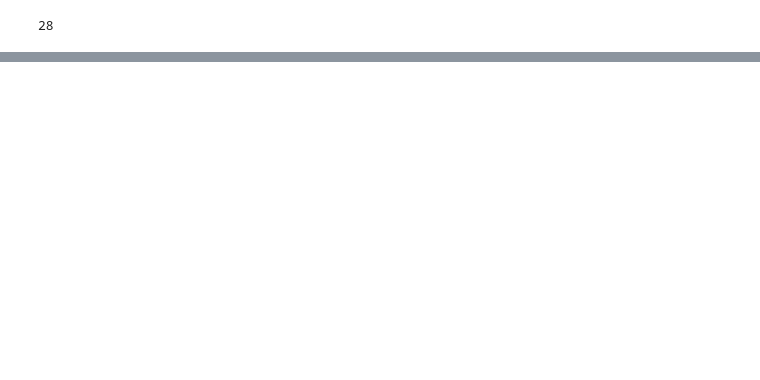
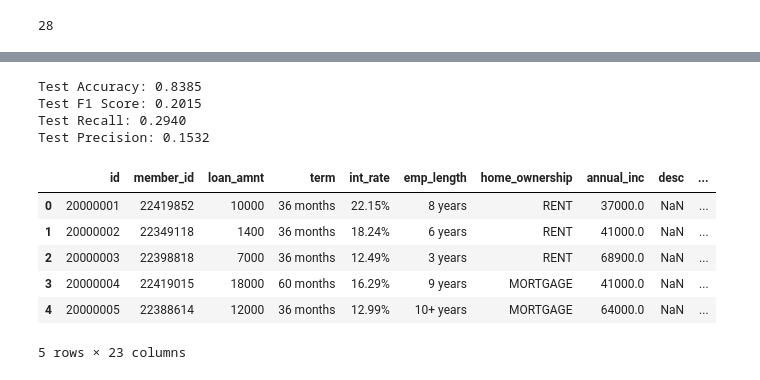
Before and after one commit to LvSophia/bad_loan_detection, a Jupyter notebook: model_training.ipynb, the cells around one changed output, grey strips where cells are left out. Saved outputs shown, nothing was run; the diff lists cells and outputs as text; code cells hidden in the pictures; blank space fills up the shorter version.

Commit message:
testing data results

```diff
--- a/model_training.ipynb
+++ b/model_training.ipynb
@@ -297,0 +354,15 @@ Epoch 3/200, Loss: 0.0040, Train Accuracy: 0.9074, Train F1: 0.8420, Train Recal
+# %%
+test_accuracy = accuracy_score(y_test_tensor.numpy(), test_predictions)
+test_f1 = f1_score(y_test_tensor.numpy(), test_predictions)
+test_recall = recall_score(y_test_tensor.numpy(), test_predictions)
+test_precision = precision_score(y_test_tensor.numpy(), test_predictions)
+
+print(f"Test Accuracy: {test_accuracy:.4f}")
+print(f"Test F1 Score: {test_f1:.4f}")
+print(f"Test Recall: {test_recall:.4f}")
+print(f"Test Precision: {test_precision:.4f}")
+# %% [output]
+Test Accuracy: 0.8385
+Test F1 Score: 0.2015
+Test Recall: 0.2940
+Test Precision: 0.1532
@@ -297,0 +391,12 @@ Epoch 3/200, Loss: 0.0040, Train Accuracy: 0.9074, Train F1: 0.8420, Train Recal
+# %%
+test_data = pd.read_csv("/content/drive/My Drive/Colab Notebooks/testing_loan_data.csv")
+# %%
+test_data.head()
+# %% [output]
+|  | id | member_id | loan_amnt | term | int_rate | emp_length | home_ownership | annual_inc | desc | ... |
+| 0 | 20000001 | 22419852 | 10000 | 36 months | 22.15% | 8 years | RENT | 37000.0 | NaN | ... |
+| 1 | 20000002 | 22349118 | 1400 | 36 months | 18.24% | 6 years | RENT | 41000.0 | NaN | ... |
+| 2 | 20000003 | 22398818 | 7000 | 36 months | 12.49% | 3 years | RENT | 68900.0 | NaN | ... |
+| 3 | 20000004 | 22419015 | 18000 | 60 months | 16.29% | 9 years | MORTGAGE | 41000.0 | NaN | ... |
+| 4 | 20000005 | 22388614 | 12000 | 36 months | 12.99% | 10+ years | MORTGAGE | 64000.0 | NaN | ... |
+5 rows × 23 columns
```
Also changed, not shown: parts of 41 cells of this notebook.
